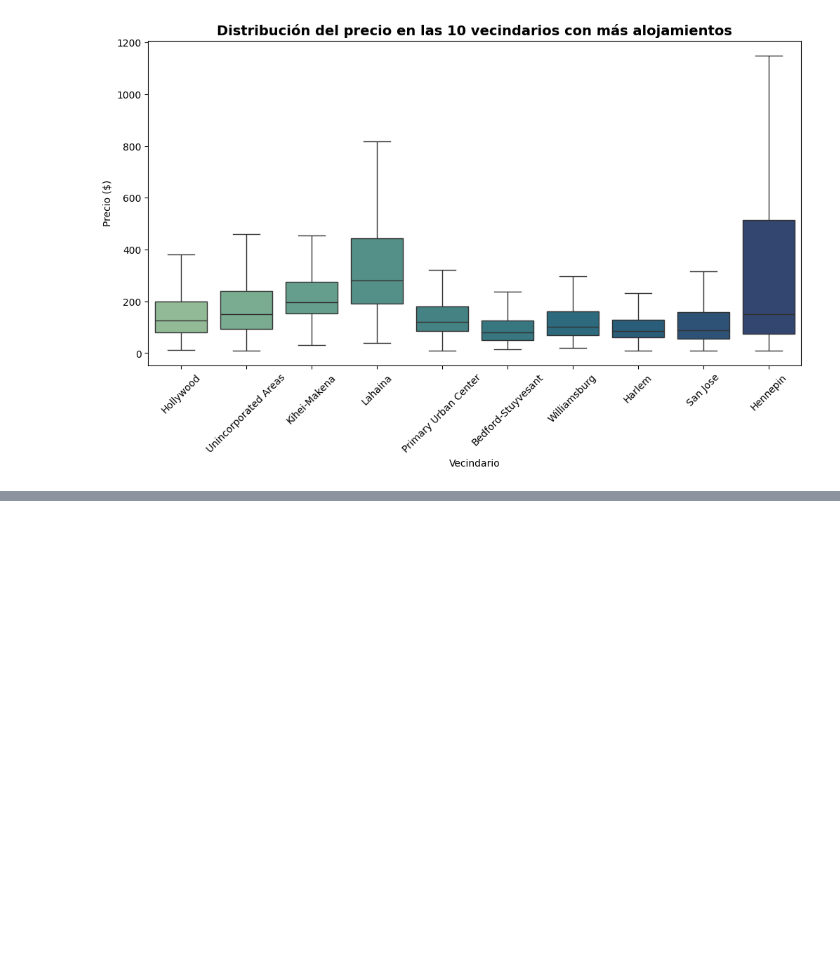
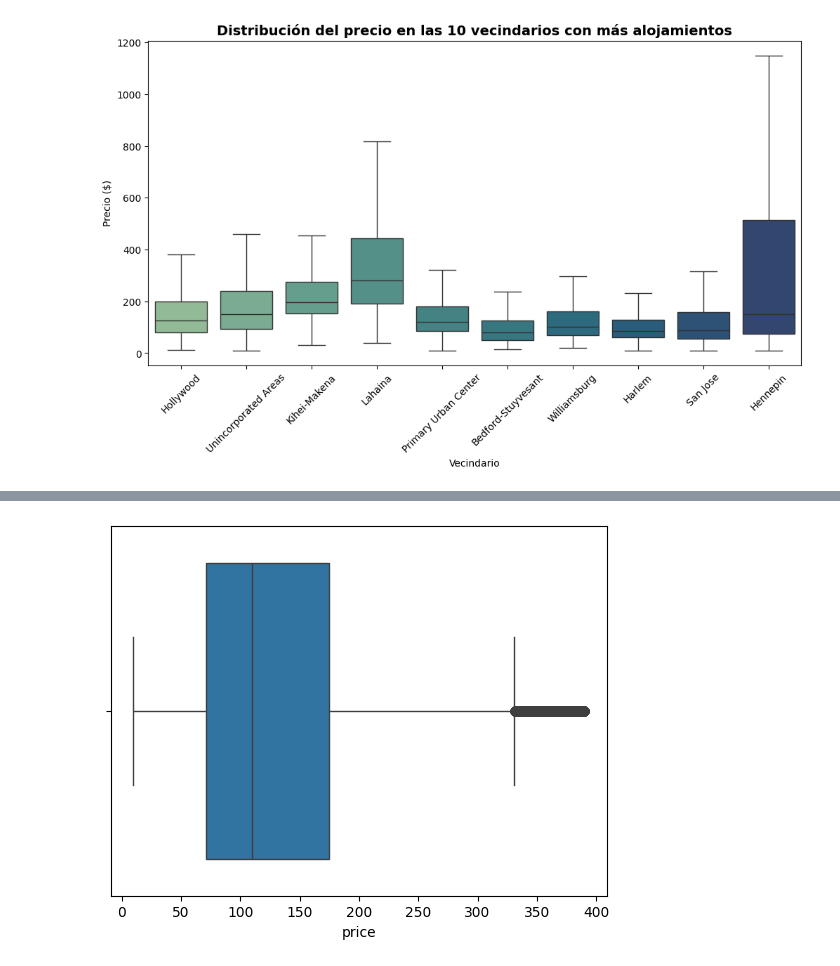
Before and after one commit to HaloReach2552/Proyecto-Data-Science-Airbnb, a Jupyter notebook: proyecto.ipynb, the cells around one changed output, grey strips where cells are left out. Saved outputs shown, nothing was run; the diff lists cells and outputs as text; code cells hidden in the pictures; blank space fills up the shorter version.

```diff
--- a/proyecto.ipynb
+++ b/proyecto.ipynb
@@ -289,0 +312,25 @@ plt.show()
+# %%
+variable = ['price']
+
+mask = pd.Series(False, index=datos.index)
+
+for var in variable:
+    Q1 = datos[var].quantile(0.25)
+    Q3 = datos[var].quantile(0.75)
+    IQR = Q3 - Q1
+
+    li = Q1 - 1.5 * IQR
+    ls = Q3 + 1.5 * IQR
+
+    mask |= (datos[var] < li) | (datos[var] > ls)
+
+# Dataset con outliers de price
+datos_outliers = datos[mask]
+
+# Dataset sin outliers de price
+datos_limpio = datos[~mask]
+
+# Dimensiones
+print("Original:", datos.shape)
+print("Sin outliers:", datos_limpio.shape)
+print("Solo outliers:", datos_outliers.shape)
@@ -289,0 +367,5 @@ plt.show()
+# %%
+sns.boxplot(x=datos_limpio['price'])
+plt.show()
+# %% [output]
+[figure, added]
```
Also changed, not shown: parts of 9 cells of this notebook.
